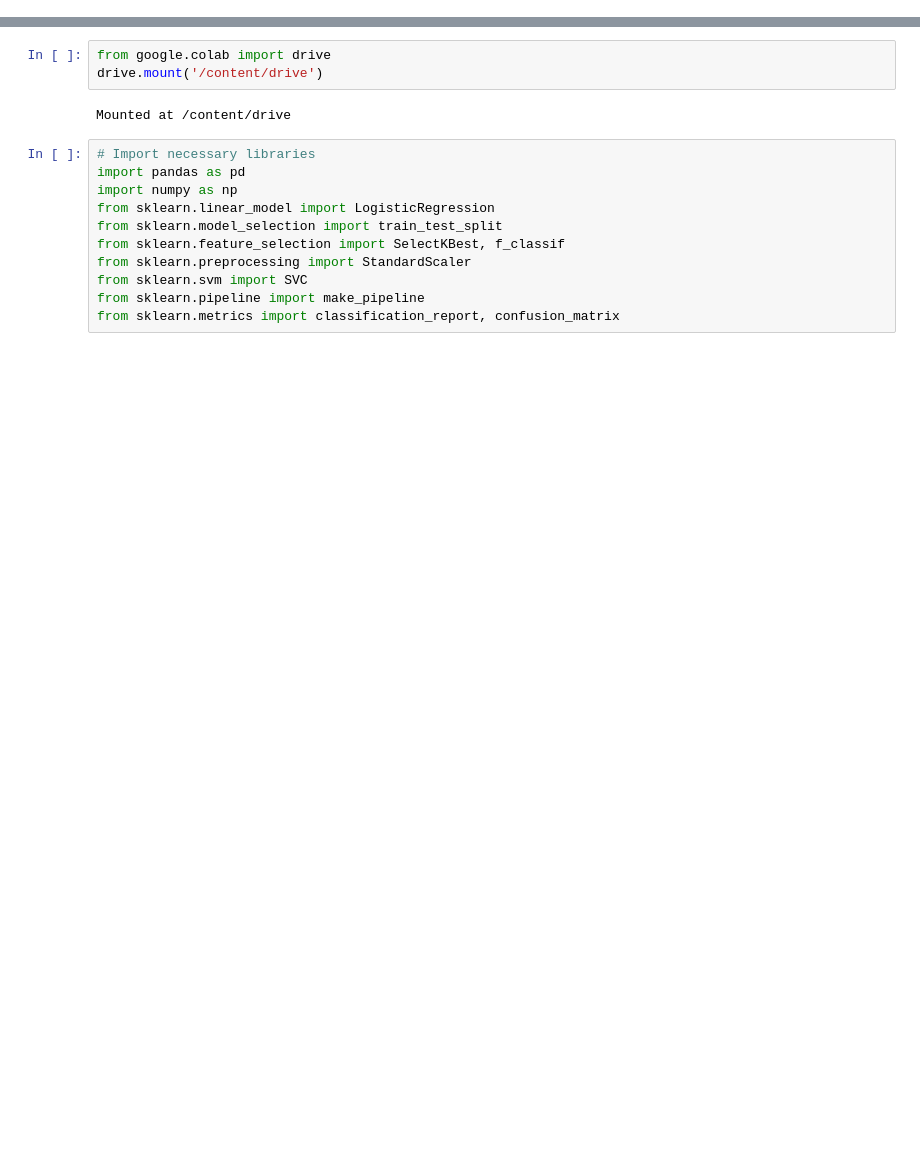
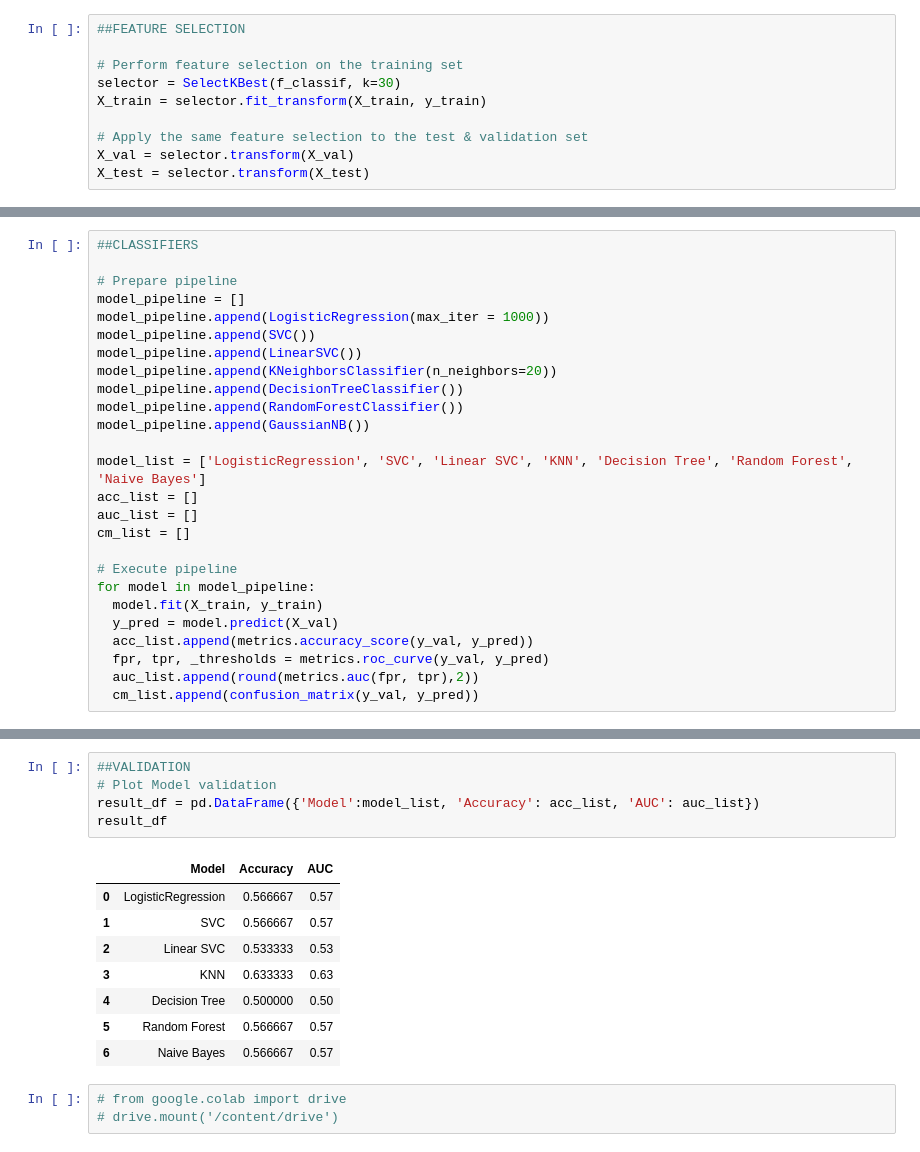
Before and after one commit to crystaljwang/tm10007-group-3, a Jupyter notebook: ML_Geanne.ipynb, the cells around one changed output, grey strips where cells are left out. Drawn from its saved outputs; the diff is of its cells as text; blank space fills up the shorter version.

```diff
--- a/ML_Geanne.ipynb
+++ b/ML_Geanne.ipynb
@@ -2,0 +111,10 @@
+# %%
+##FEATURE SELECTION
+
+# Perform feature selection on the training set
+selector = SelectKBest(f_classif, k=30)
+X_train = selector.fit_transform(X_train, y_train)
+
+# Apply the same feature selection to the test & validation set
+X_val = selector.transform(X_val)
+X_test = selector.transform(X_test)
@@ -2,0 +138,26 @@
+# %%
+##CLASSIFIERS
+
+# Prepare pipeline
+model_pipeline = []
+model_pipeline.append(LogisticRegression(max_iter = 1000))
+model_pipeline.append(SVC())
+model_pipeline.append(LinearSVC())
+model_pipeline.append(KNeighborsClassifier(n_neighbors=20))
+model_pipeline.append(DecisionTreeClassifier())
+model_pipeline.append(RandomForestClassifier())
+model_pipeline.append(GaussianNB())
+
+model_list = ['LogisticRegression', 'SVC', 'Linear SVC', 'KNN', 'Decision Tree', 'Random Forest', 'Naive Bayes']
+acc_list = []
+auc_list = []
+cm_list = []
+
+# Execute pipeline
+for model in model_pipeline:
+  model.fit(X_train, y_train)
+  y_pred = model.predict(X_val)
+  acc_list.append(metrics.accuracy_score(y_val, y_pred))
+  fpr, tpr, _thresholds = metrics.roc_curve(y_val, y_pred)
+  auc_list.append(round(metrics.auc(fpr, tpr),2))
+  cm_list.append(confusion_matrix(y_val, y_pred))
@@ -3,17 +219,18 @@
+# %%
+##VALIDATION
+# Plot Model validation
+result_df = pd.DataFrame({'Model':model_list, 'Accuracy': acc_list, 'AUC': auc_list})
+result_df
+# %% [output]
+|  | Model | Accuracy | AUC |
+| 0 | LogisticRegression | 0.566667 | 0.57 |
+| 1 | SVC | 0.566667 | 0.57 |
+| 2 | Linear SVC | 0.533333 | 0.53 |
+| 3 | KNN | 0.633333 | 0.63 |
+| 4 | Decision Tree | 0.500000 | 0.50 |
+| 5 | Random Forest | 0.566667 | 0.57 |
+| 6 | Naive Bayes | 0.566667 | 0.57 |
 # %%
-from google.colab import drive
-drive.mount('/content/drive')
+# from google.colab import drive
+# drive.mount('/content/drive')
-# %% [output]
-Mounted at /content/drive
-# %%
-# Import necessary libraries
-import pandas as pd
-import numpy as np
-from sklearn.linear_model import LogisticRegression
-from sklearn.model_selection import train_test_split
-from sklearn.feature_selection import SelectKBest, f_classif
-from sklearn.preprocessing import StandardScaler
-from sklearn.svm import SVC
-from sklearn.pipeline import make_pipeline
-from sklearn.metrics import classification_report, confusion_matrix
 # %%
```
Also changed, not shown: parts of 20 cells of this notebook.
